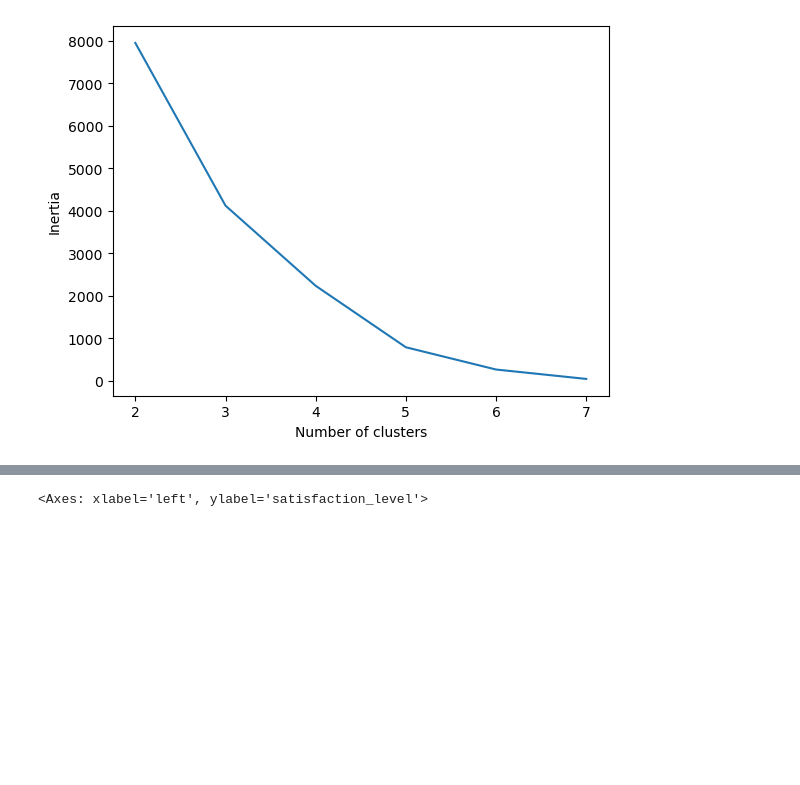
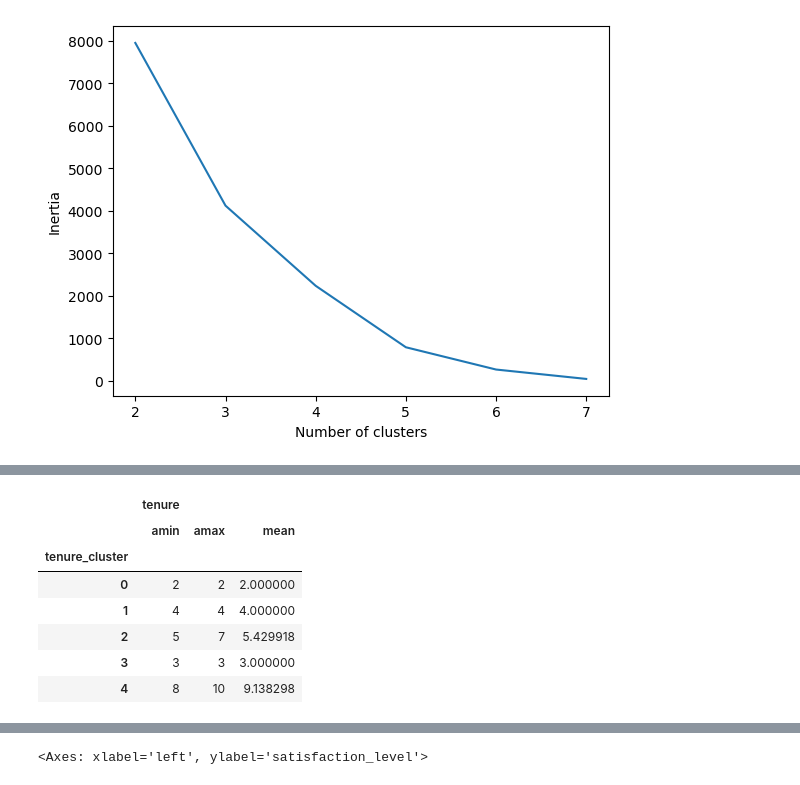
Before and after one commit to alex2mendosa/Portfolio, a Jupyter notebook: capstone_project.ipynb, the cells around one changed output, grey strips where cells are left out. Saved outputs shown, nothing was run; the diff lists cells and outputs as text; code cells hidden in the pictures; blank space fills up the shorter version.

```diff
--- a/capstone_project.ipynb
+++ b/capstone_project.ipynb
@@ -389,0 +312,12 @@ buf1
+# %%
+## debug by checking average tenure behind cluster
+df1.groupby( ["tenure_cluster"] ).agg({'tenure' : [np.min,np.max, np.mean] } )
+# %% [output]
+|  | tenure |  |  |
+|  | amin | amax | mean |
+| tenure_cluster |  |  |  |
+| 0 | 2 | 2 | 2.000000 |
+| 1 | 4 | 4 | 4.000000 |
+| 2 | 5 | 7 | 5.429918 |
+| 3 | 3 | 3 | 3.000000 |
+| 4 | 8 | 10 | 9.138298 |
```
Also changed, not shown: parts of 54 cells of this notebook.
